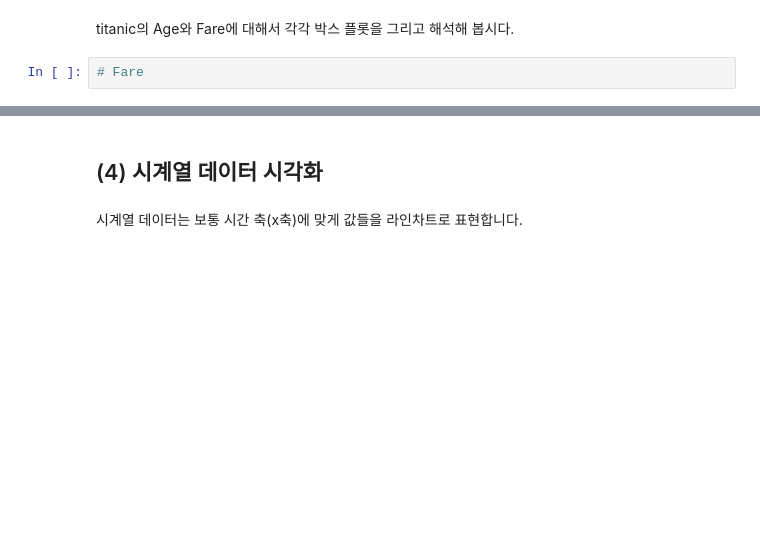
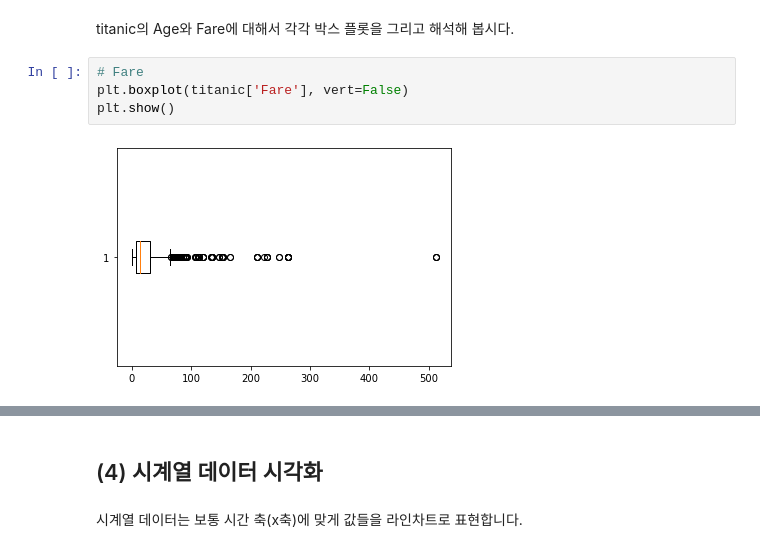
Before and after one commit to yeonsu98/KT-AIVLE-Python, a Jupyter notebook: 20220810/데이터 분석 및 의미찾기/03과 단변량분석_숫자형변수.ipynb, the cells around one changed output, grey strips where cells are left out. Cells and saved outputs as stored; diff of their text form; blank space fills up the shorter version.

```diff
--- a/20220810/데이터 분석 및 의미찾기/03과 단변량분석_숫자형변수.ipynb
+++ b/20220810/데이터 분석 및 의미찾기/03과 단변량분석_숫자형변수.ipynb
@@ -264,8 +362,12 @@ print(box1['whiskers'][1].get_ydata()) # 위쪽 수염의 min, max
 <img src='https://raw.githubusercontent.com/jangrae/img/master/practice_01.png' width=120 align="left"/>
 # %% [markdown]
 titanic의 Age와 Fare에 대해서 각각 박스 플롯을 그리고 해석해 봅시다.
-# %%
-# Fare
+# %%
+# Fare
+plt.boxplot(titanic['Fare'], vert=False)
+plt.show()
+# %% [output]
+[figure, added]
 # %%
 # Age
 # nan이 있으면 박스플롯이 그려지지 않습니다. nan을 제외하고 그리시오.
```
Also changed, not shown: parts of 25 cells of this notebook, 1 other file.
